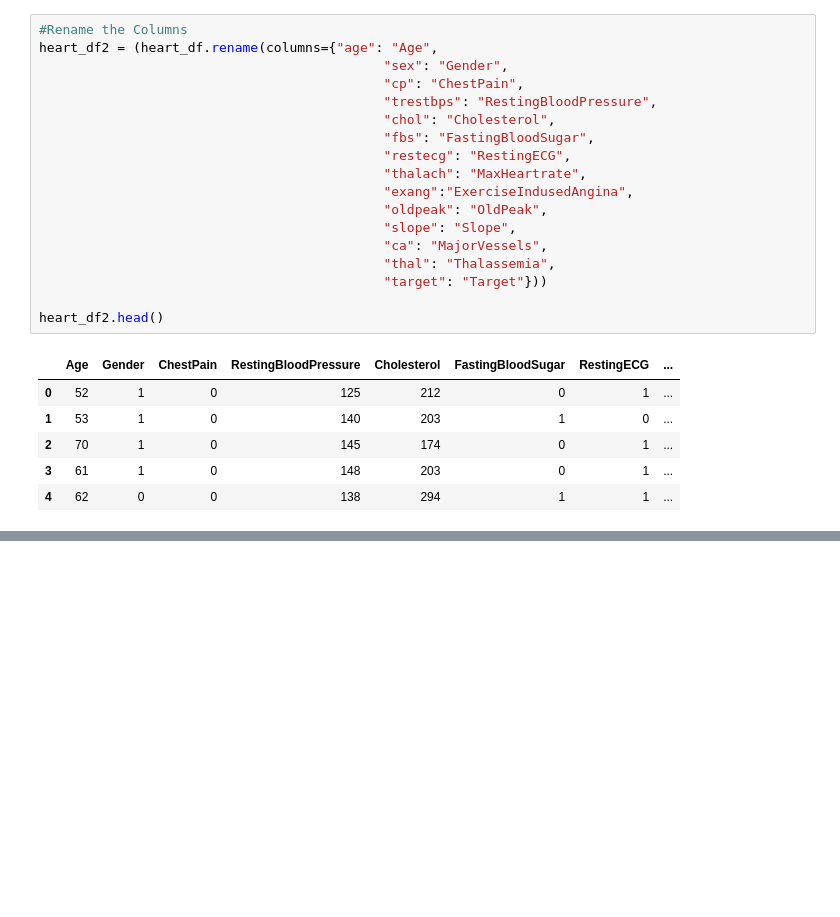
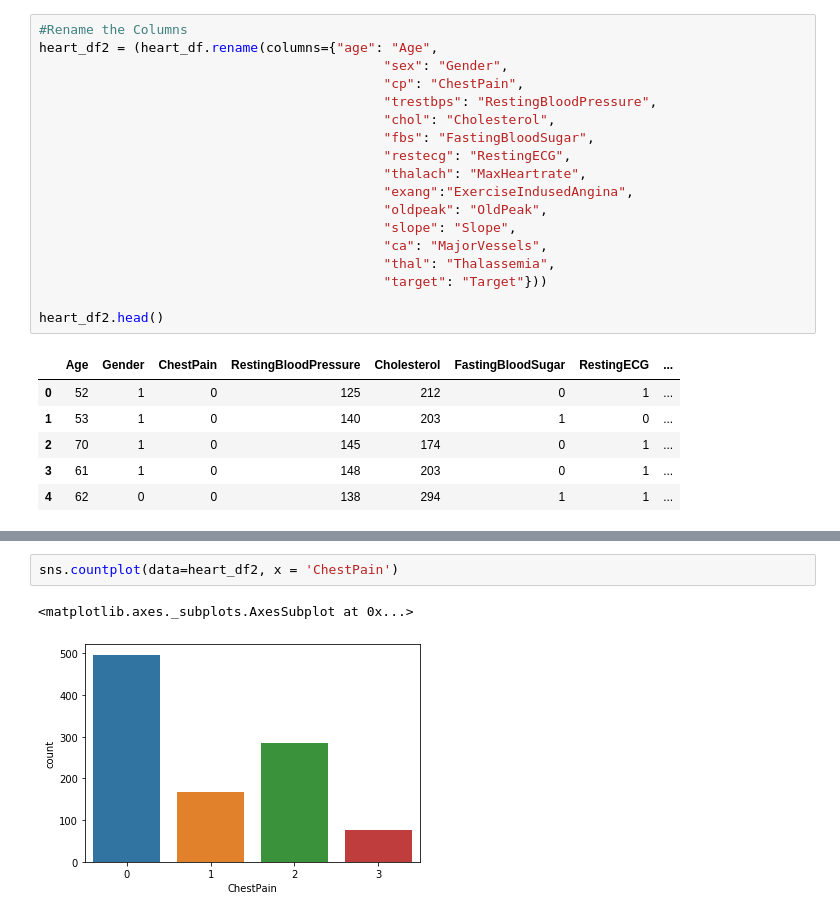
Before and after one commit to letisalbal/Final-Project, a Jupyter notebook: HeartDisease.ipynb, the cells around one changed output, grey strips where cells are left out. Drawn from its saved outputs; the diff is of its cells as text; blank space fills up the shorter version.

```diff
--- a/HeartDisease.ipynb
+++ b/HeartDisease.ipynb
@@ -146,0 +218,5 @@ heart_df2.head()
+# %%
+sns.countplot(data=heart_df2, x = 'ChestPain')
+# %% [output]
+<matplotlib.axes._subplots.AxesSubplot at 0x...>
+[figure, added]
```
Also changed, not shown: parts of 47 cells of this notebook.
